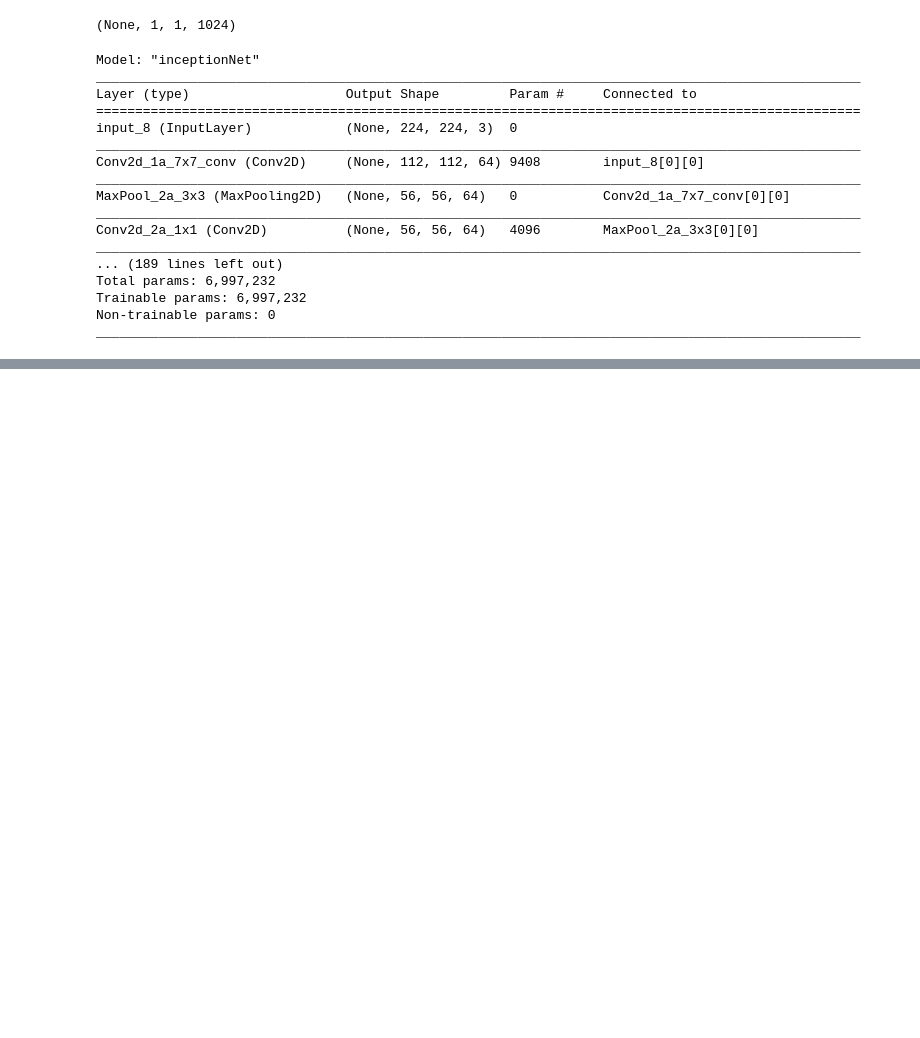
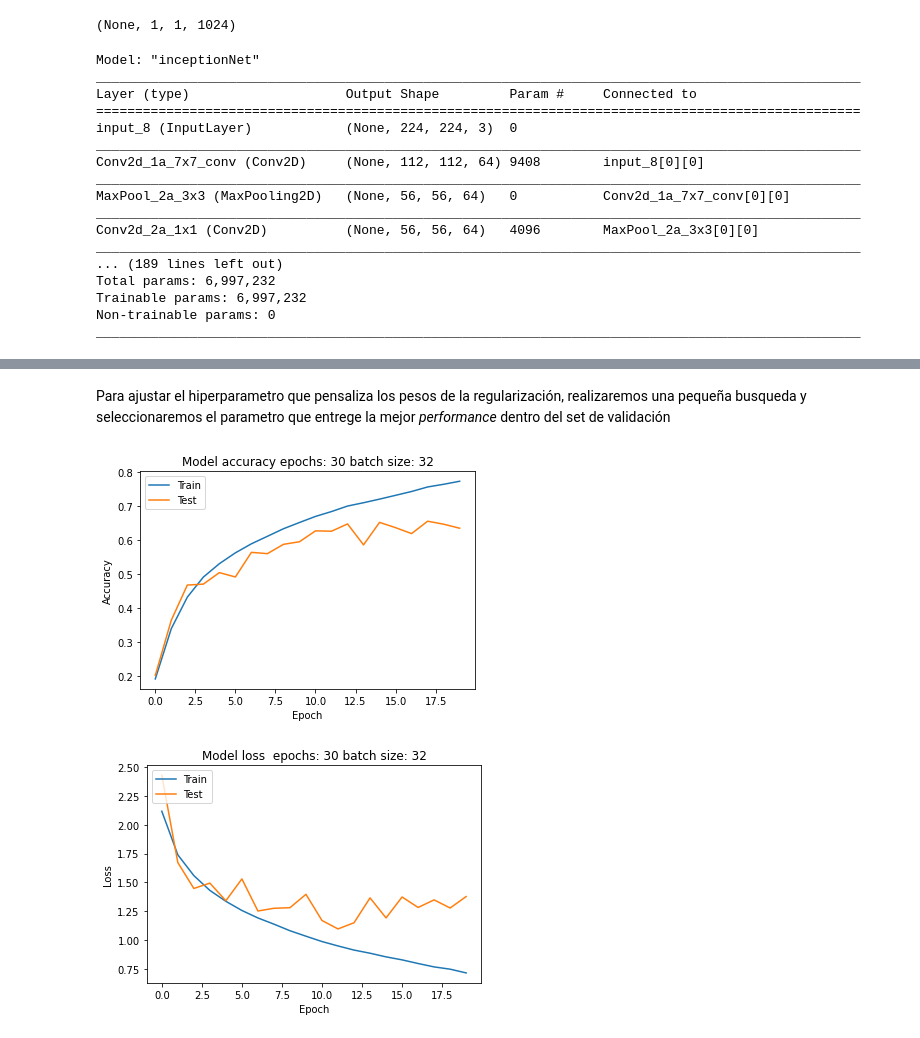
Before and after one commit to fipaniagua/IIC3697-Deep-Learning, a Jupyter notebook: CNN Inception with Keras/HW1.ipynb, the cells around one changed output, grey strips where cells are left out. Saved outputs shown, nothing was run; the diff lists cells and outputs as text; code cells hidden in the pictures; blank space fills up the shorter version.

```diff
--- a/CNN Inception with Keras/HW1.ipynb
+++ b/CNN Inception with Keras/HW1.ipynb
@@ -161,0 +402,11 @@ ________________________________________________________________________________
+# %% [markdown]
+Para ajustar el hiperparametro que pensaliza los pesos de la regularización, realizaremos una pequeña busqueda y seleccionaremos el parametro que entrege la mejor *performance* dentro del set de validación
+# %%
+r_values = [1e-1, 1e-2, 1e-3, 1e-4, 1e-6]
+# %%
+model_info_v2 = run_model("inception_cifar10_32_20_6", 10, 20, 32, x_train, y_train, x_validation, y_validation, regularization=r_values[4])
+# %%
+plot_model_history(model_info_v2)
+# %% [output]
+[figure, added]
+[figure, added]
```
Also changed, not shown: parts of 78 cells of this notebook.
